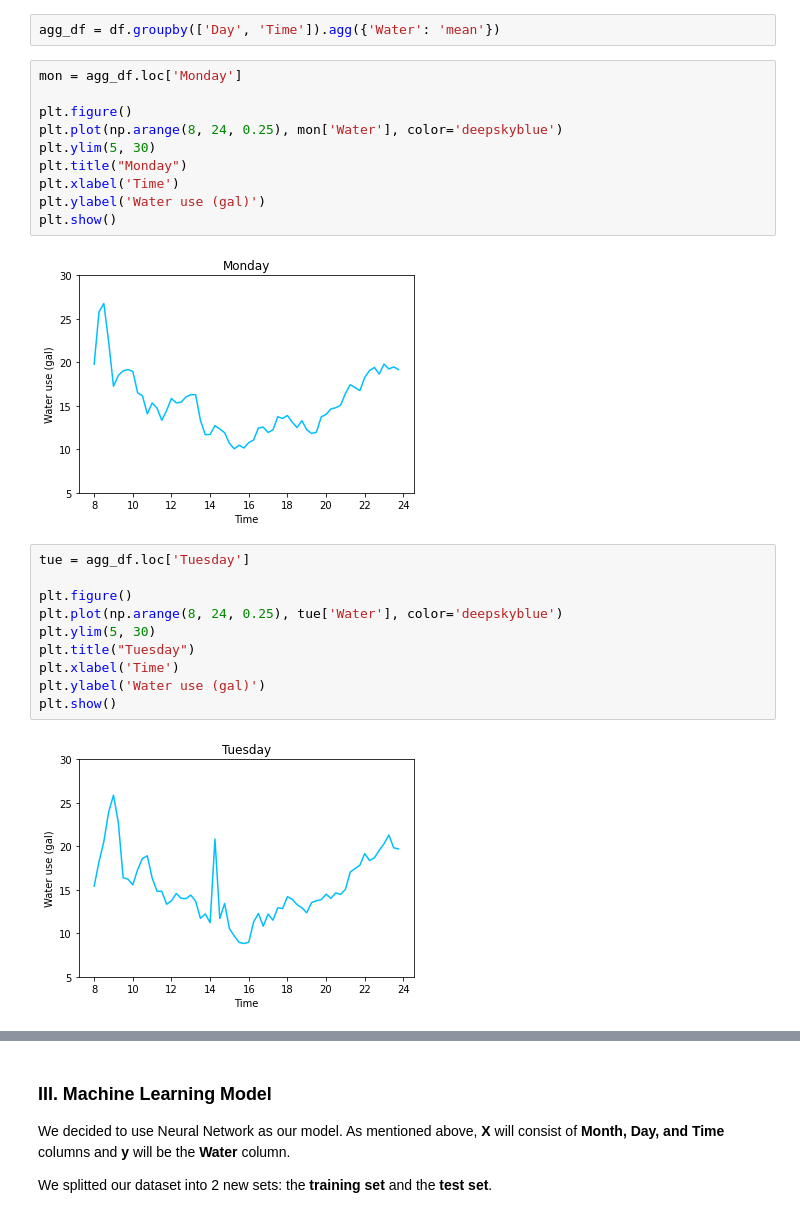
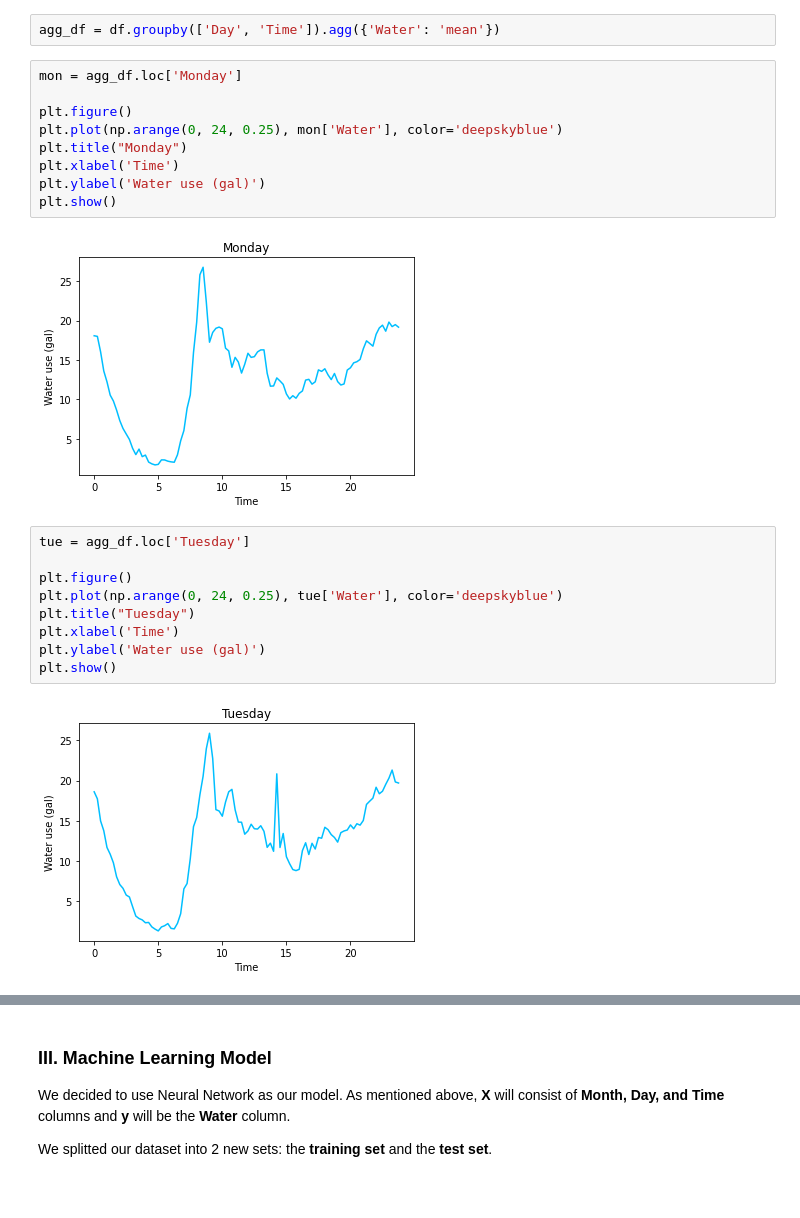
Before and after one commit to tnguyen2907/noah-water-use_ds, a Jupyter notebook: shower.ipynb, the cells around one changed output, grey strips where cells are left out. Cells and saved outputs as stored; diff of their text form.

```diff
--- a/shower.ipynb
+++ b/shower.ipynb
@@ -286,26 +237,24 @@ agg_df = df.groupby(['Day', 'Time']).agg({'Water': 'mean'})
 mon = agg_df.loc['Monday']
 
 plt.figure()
-plt.plot(np.arange(8, 24, 0.25), mon['Water'], color='deepskyblue')
-plt.ylim(5, 30)
+plt.plot(np.arange(0, 24, 0.25), mon['Water'], color='deepskyblue')
 plt.title("Monday")
 plt.xlabel('Time')
 plt.ylabel('Water use (gal)')
 plt.show()
 # %% [output]
-[figure, old version]
+[figure, new version]
 # %%
 tue = agg_df.loc['Tuesday']
 
 plt.figure()
-plt.plot(np.arange(8, 24, 0.25), tue['Water'], color='deepskyblue')
-plt.ylim(5, 30)
+plt.plot(np.arange(0, 24, 0.25), tue['Water'], color='deepskyblue')
 plt.title("Tuesday")
 plt.xlabel('Time')
 plt.ylabel('Water use (gal)')
 plt.show()
 # %% [output]
-[figure, old version]
+[figure, new version]
 # %%
 wed = agg_df.loc['Wednesday']
 
```
Also changed, not shown: parts of 14 cells of this notebook.
